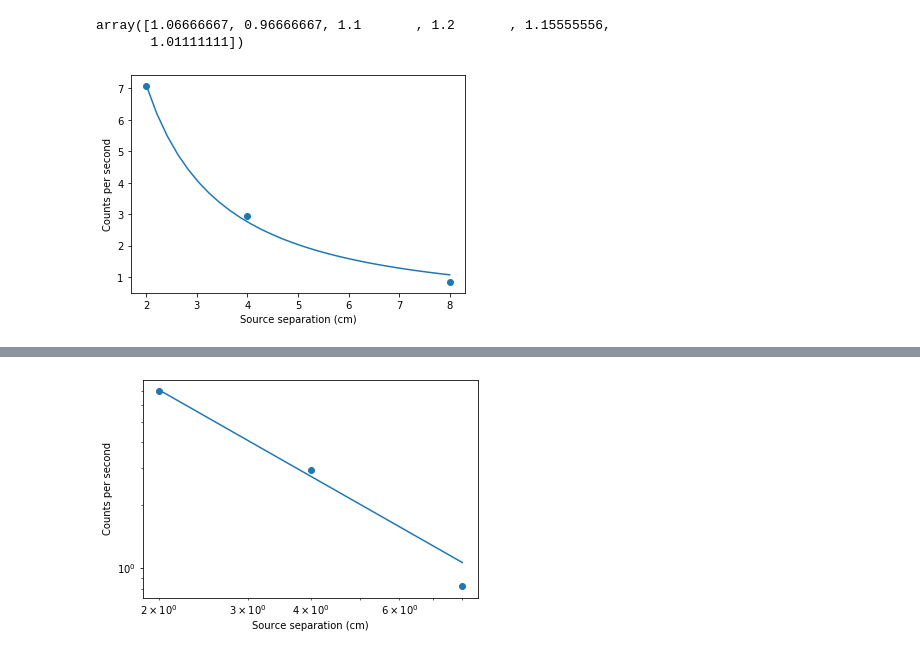
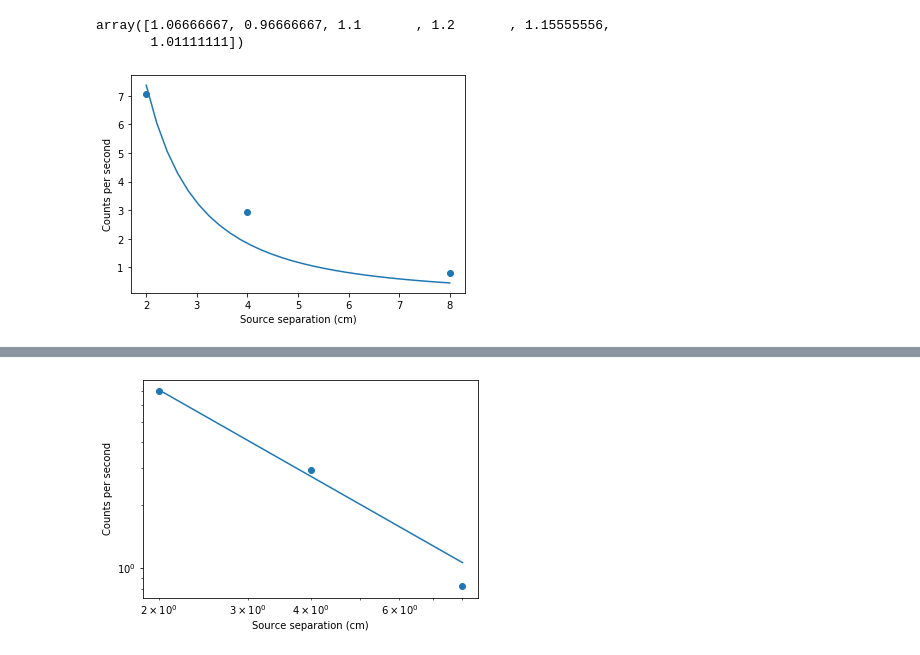
Before and after one commit to Crisoking/modern_physics_20192, a Jupyter notebook: 12_radioactivity/processing.ipynb, the cells around one changed output, grey strips where cells are left out. Cells and saved outputs as stored; diff of their text form; code cells hidden in the pictures.

```diff
--- a/12_radioactivity/processing.ipynb
+++ b/12_radioactivity/processing.ipynb
@@ -51,14 +54,18 @@ i = np.array([np.average(cs2),np.average(cs4),np.average(cs8)])
 # %%
-def inv_square (x,a,b):
-    return (a/x**b)
+def inv_square (x,a):
+    return (a/(x**2))
+def free_fit (x,a,b):
+    return (a/(x**b))
+def log_fit (x,a):
+    return (a/(x**(-z[0])))
 # %%
 popt,cov = curve_fit(inv_square,r,i)
 # %%
 x = np.linspace(2,8,30)
 plt.scatter(r,i)
-plt.plot(x,inv_square(x,popt[0],popt[1]))
+plt.plot(x,inv_square(x,popt[0]))
 plt.xlabel('Source separation (cm)')
 plt.ylabel('Counts per second')
 plt.show()
 # %% [output]
-[figure, old version]
+[figure, new version]
```
Also changed, not shown: parts of 20 cells of this notebook.
